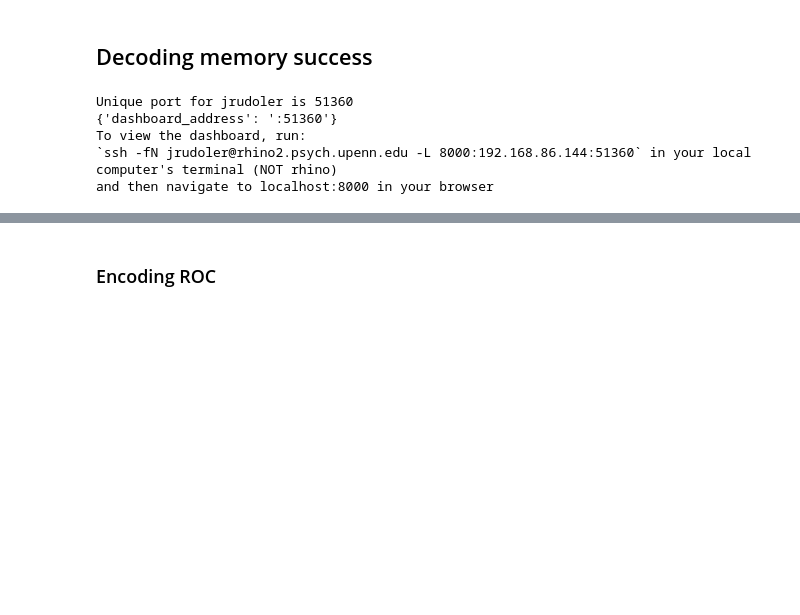
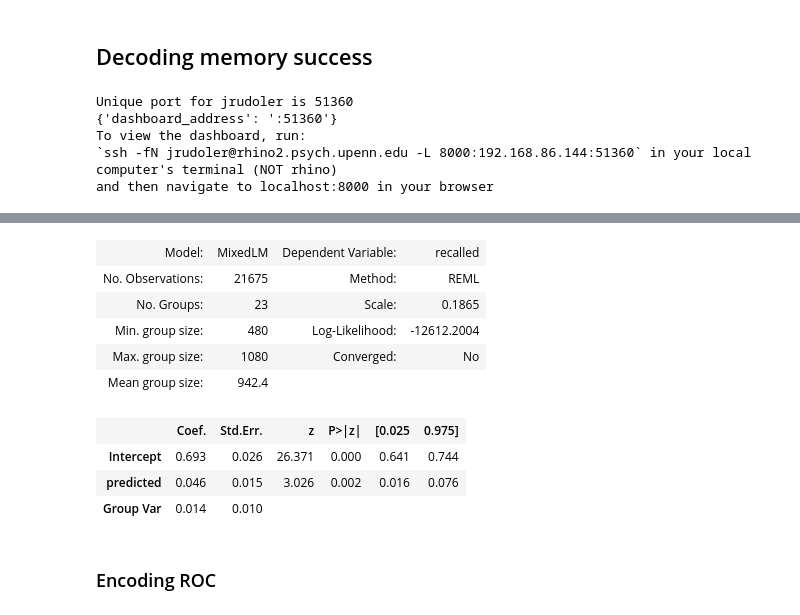
Before and after one commit to pennmem/optimizing-memory, a Jupyter notebook: optimize-memory-main.ipynb, the cells around one changed output, grey strips where cells are left out. Drawn from its saved outputs; the diff is of its cells as text; code cells hidden in the pictures; blank space fills up the shorter version.

```diff
--- a/optimize-memory-main.ipynb
+++ b/optimize-memory-main.ipynb
@@ -97,3 +127,26 @@ full_results_encoding = pd.concat(gathered_results_encoding)
 full_results_encoding.to_pickle("RO_classification_results_encoding.pkl")
 # %%
 full_results_encoding = pd.read_pickle("RO_classification_results_encoding.pkl")
+# %%
+from sklearn.calibration import calibration_curve
+
+predictions_recalls = pd.DataFrame()
+for subject, subject_results in full_results_encoding.groupby("subject"):
+    all_labels = np.array([])
+    all_predictions = np.array([])
+    for i, row in subject_results.iterrows():
+        # all_labels = np.append(all_labels, row["y_true"])
+        # all_predictions = np.append(all_predictions, row["y_pred"])
+        # CalibrationDisplay.from_predictions(
+        #     all_labels,
+        #     all_predictions,
+        #     strategy="uniform",
+        #     ref_line=False
+        # )
+        subsess_predictions_recalls = pd.DataFrame(
+            {"subject":subject,
+             "session": row["holdout_session"],
+             "recalled":row["y_true"],
+             "predicted":row["y_pred"]}
+        )
+        predictions_recalls = pd.concat([predictions_recalls, subsess_predictions_recalls], ignore_index=True)
@@ -100,3 +155,21 @@ full_results_encoding = pd.read_pickle("RO_classification_results_encoding.pkl")
+# %%
+import statsmodels.formula.api as smf
+memodel = smf.mixedlm("recalled ~ predicted",
+                      predictions_recalls,
+                      groups=predictions_recalls["subject"])
+fit = memodel.fit()
+fit.summary()
+# %% [output]
+| Model: | MixedLM | Dependent Variable: | recalled |
+| No. Observations: | 21675 | Method: | REML |
+| No. Groups: | 23 | Scale: | 0.1865 |
+| Min. group size: | 480 | Log-Likelihood: | -12612.2004 |
+| Max. group size: | 1080 | Converged: | No |
+| Mean group size: | 942.4 |  |  |
+|  | Coef. | Std.Err. | z | P>|z| | [0.025 | 0.975] |
+| Intercept | 0.693 | 0.026 | 26.371 | 0.000 | 0.641 | 0.744 |
+| predicted | 0.046 | 0.015 | 3.026 | 0.002 | 0.016 | 0.076 |
+| Group Var | 0.014 | 0.010 |  |  |  |  |
 # %% [markdown]
 ### Encoding ROC
 # %%
```
Also changed, not shown: parts of 16 cells of this notebook, 12 other files.
